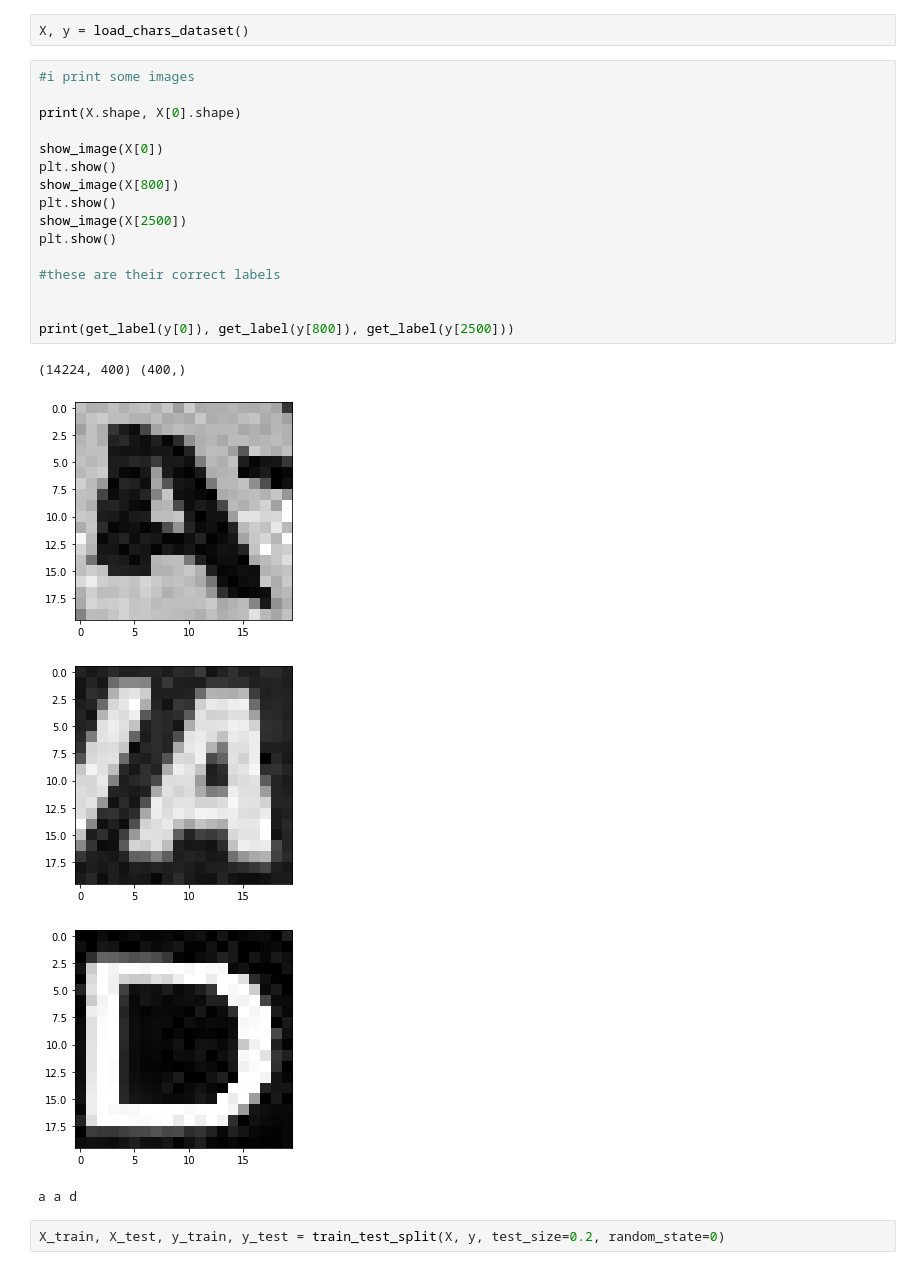
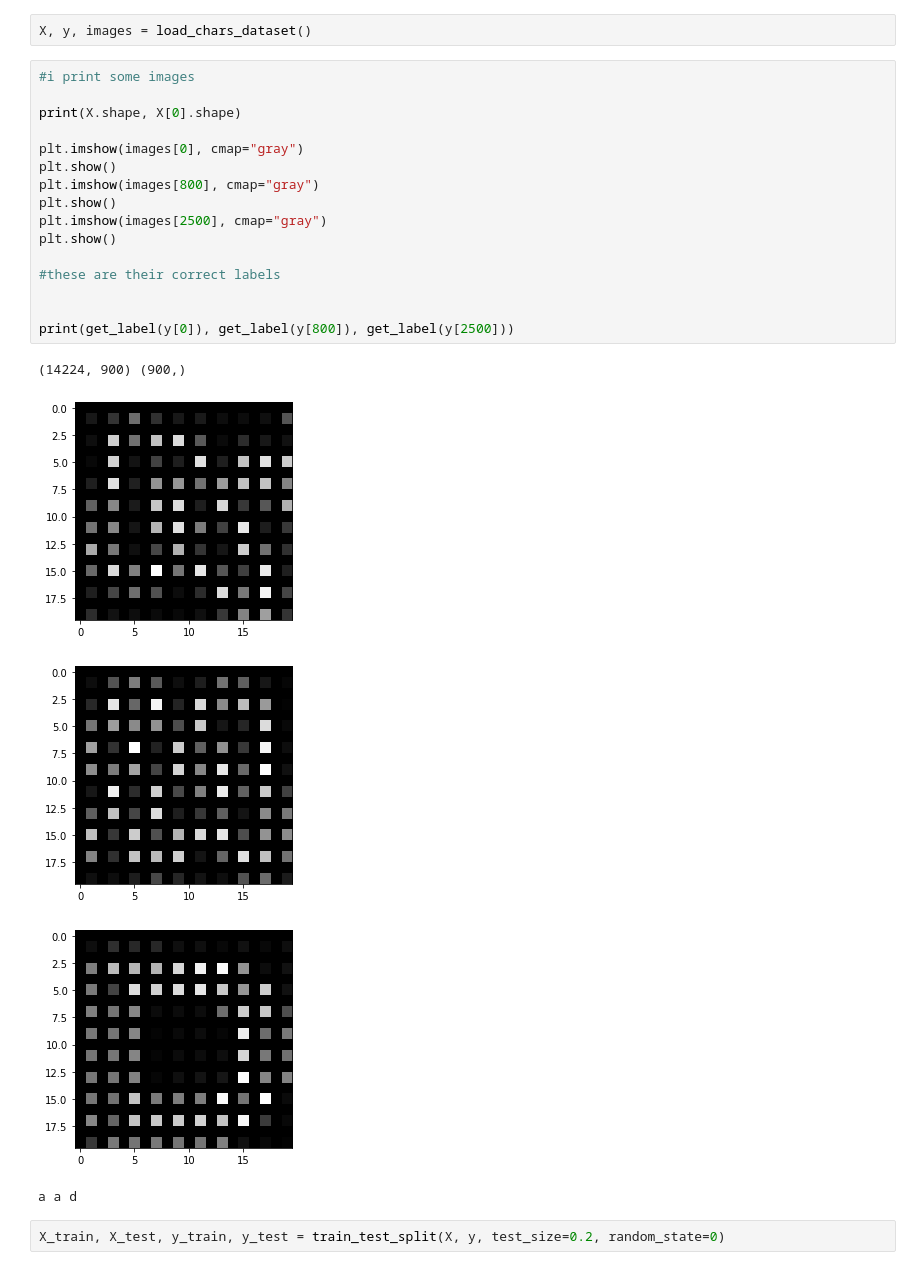
Before and after one commit to VemundFredriksen/TDT4173-Machine-Learning, a Jupyter notebook: Assignment 5/ex_5.ipynb, the cells around one changed output. Cells and saved outputs as stored; diff of their text form.

```diff
--- a/Assignment 5/ex_5.ipynb
+++ b/Assignment 5/ex_5.ipynb
@@ -12,26 +10,26 @@ from sklearn.neural_network import MLPClassifier
 # %%
-X, y = load_chars_dataset()
+X, y, images = load_chars_dataset()
 # %%
 #i print some images
 
 print(X.shape, X[0].shape)
 
-show_image(X[0])
+plt.imshow(images[0], cmap="gray")
 plt.show()
-show_image(X[800])
+plt.imshow(images[800], cmap="gray")
 plt.show()
-show_image(X[2500])
+plt.imshow(images[2500], cmap="gray")
 plt.show()
 
 #these are their correct labels
 
 
 print(get_label(y[0]), get_label(y[800]), get_label(y[2500]))
 # %% [output]
-(14224, 400) (400,)
+(14224, 900) (900,)
-[figure, old version]
+[figure, new version]
-[figure, old version]
+[figure, new version]
-[figure, old version]
+[figure, new version]
 a a d
 # %%
 X_train, X_test, y_train, y_test = train_test_split(X, y, test_size=0.2, random_state=0)
```
Also changed, not shown: parts of 8 cells of this notebook, 1 other file.
